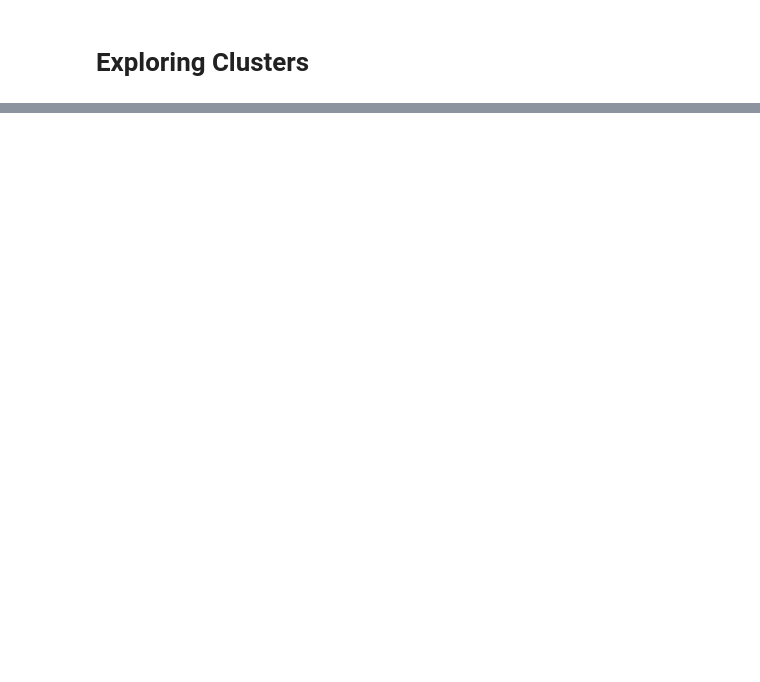
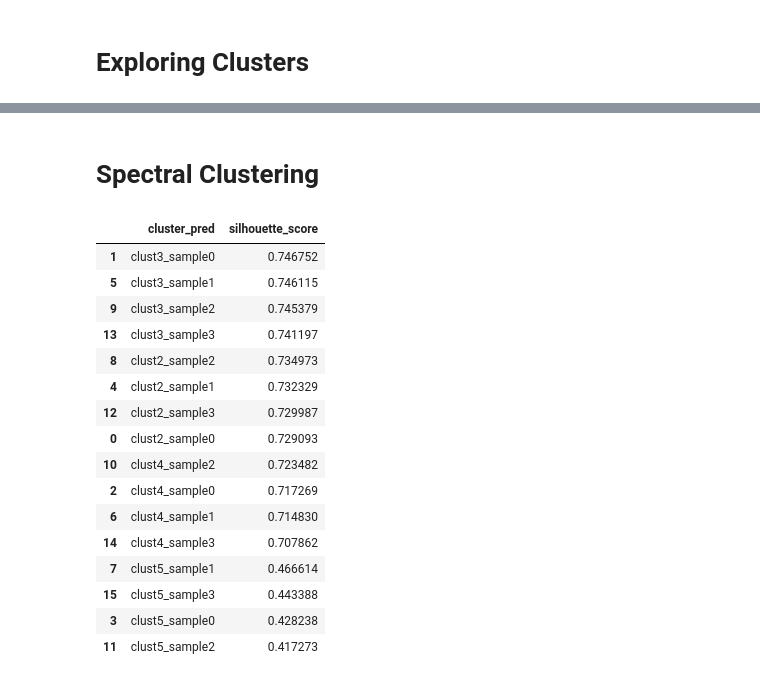
Before and after one commit to lamkg/Thinkful-, a Jupyter notebook: U4 L2 P5 Challenge Boston Marathon.ipynb, the cells around one changed output, grey strips where cells are left out. Saved outputs shown, nothing was run; the diff lists cells and outputs as text; code cells hidden in the pictures; blank space fills up the shorter version.

```diff
--- a/U4 L2 P5 Challenge Boston Marathon.ipynb
+++ b/U4 L2 P5 Challenge Boston Marathon.ipynb
@@ -116,0 +281,49 @@ results_2013.shape
+# %% [markdown]
+# Spectral Clustering
+# %%
+# Initialize data frames
+ypred_sc = pd.DataFrame()
+score_sc = pd.DataFrame(columns=['cluster_pred','silhouette_score'])
+
+# Keep track of counts of the models and use data from the different folds
+for counter, data in enumerate([
+    (X1, X_pca1),
+    (X2, X_pca2),
+    (X3, X_pca3),
+    (X4, X_pca4)]):
+
+    # Put the features into ypred.
+    ypred_sc['pca_f1' + '_sample' + str(counter)] = data[1][:, 0]
+    ypred_sc['pca_f2' + '_sample' + str(counter)] = data[1][:, 1]
+
+    # Creating a list of possible number of clusters to test in kmeans.
+    for nclust in range(2, 6):
+        # Instantiating and fit_predicting model to then add to data frame
+        sc = SpectralClustering(n_clusters=nclust)
+        pred = sc.fit_predict(data[0])
+        ypred_sc['clust' + str(nclust) + '_sample' + str(counter)] = pred
+        # Calculating silhouette scores for the data and adding that to the shilouette score
+        labels = sc.labels_
+        sscore_sc = metrics.silhouette_score(data[0], labels, metric='euclidean')
+        score_sc = score_sc.append({'cluster_pred':'clust' + str(nclust) + '_sample' + str(counter),
+                              'silhouette_score':sscore_sc}, ignore_index=True)
+# %%
+score_sc.sort_values(by='silhouette_score', ascending=False)
+# %% [output]
+|  | cluster_pred | silhouette_score |
+| 1 | clust3_sample0 | 0.746752 |
+| 5 | clust3_sample1 | 0.746115 |
+| 9 | clust3_sample2 | 0.745379 |
+| 13 | clust3_sample3 | 0.741197 |
+| 8 | clust2_sample2 | 0.734973 |
+| 4 | clust2_sample1 | 0.732329 |
+| 12 | clust2_sample3 | 0.729987 |
+| 0 | clust2_sample0 | 0.729093 |
+| 10 | clust4_sample2 | 0.723482 |
+| 2 | clust4_sample0 | 0.717269 |
+| 6 | clust4_sample1 | 0.714830 |
+| 14 | clust4_sample3 | 0.707862 |
+| 7 | clust5_sample1 | 0.466614 |
+| 15 | clust5_sample3 | 0.443388 |
+| 3 | clust5_sample0 | 0.428238 |
+| 11 | clust5_sample2 | 0.417273 |
```
Also changed, not shown: parts of 20 cells of this notebook.
